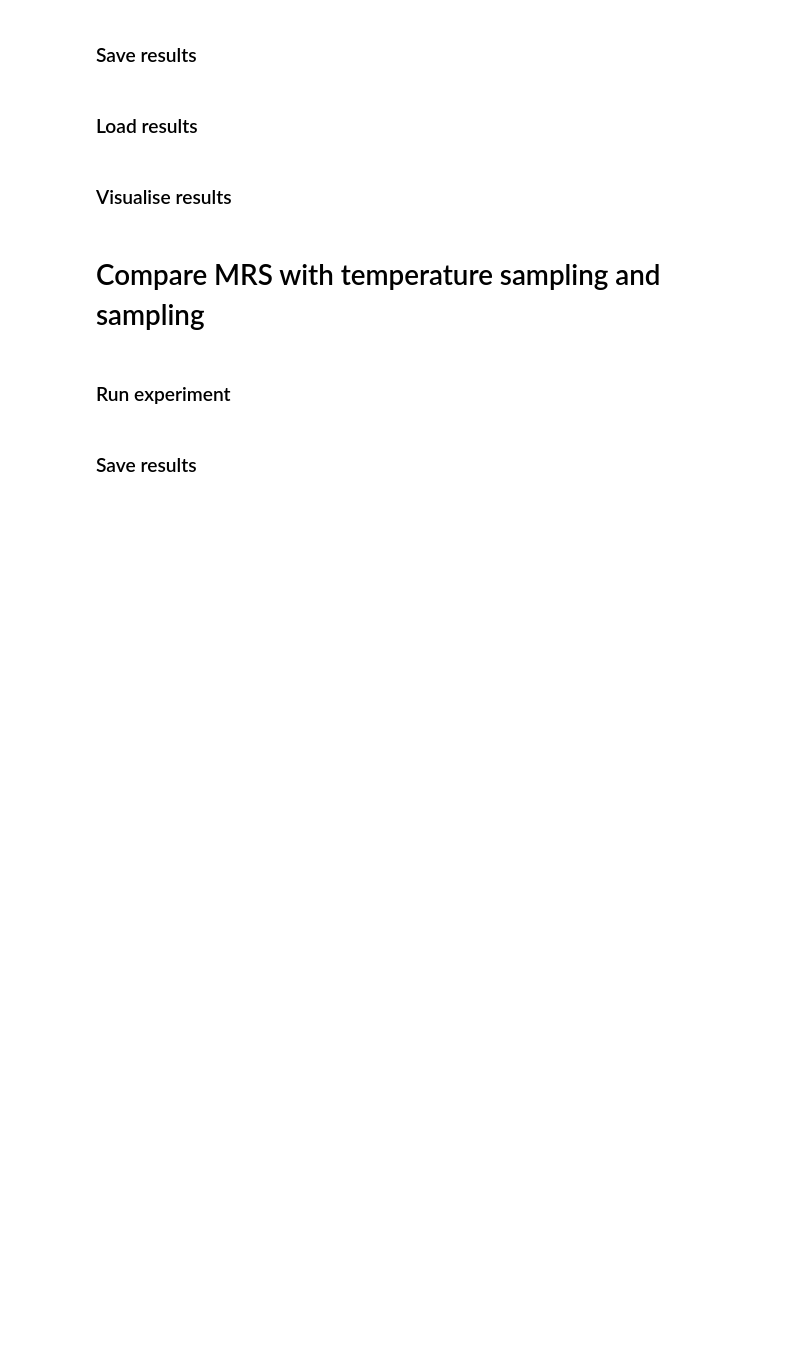
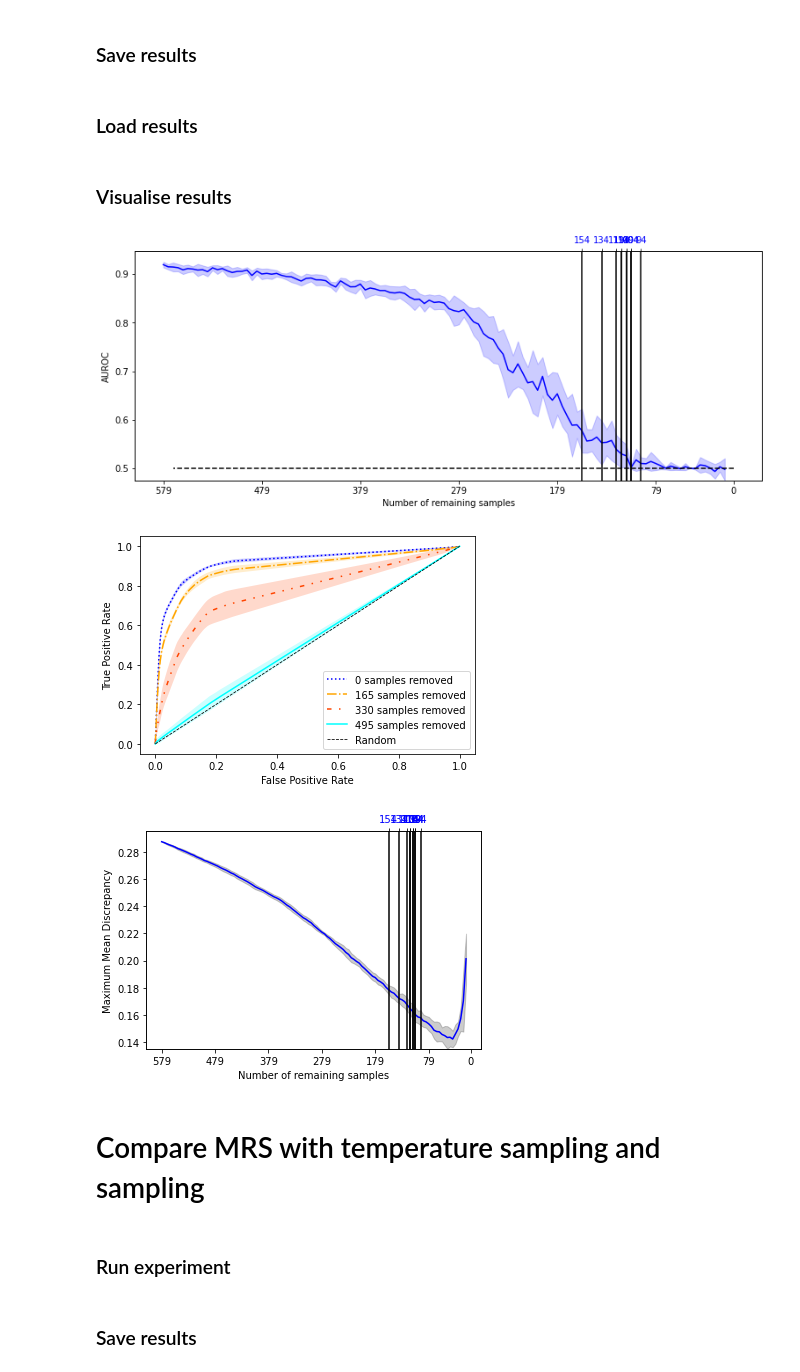
Before and after one commit to laksannathan/maximal-representative-sampling, a Jupyter notebook: src/Maximal Representative Sampling.ipynb, the cells around one changed output. Cells and saved outputs as stored; diff of their text form; code cells hidden in the pictures; blank space fills up the shorter version.

```diff
--- a/src/Maximal Representative Sampling.ipynb
+++ b/src/Maximal Representative Sampling.ipynb
@@ -994,22 +983,18 @@ len_gbs = pickle.load(open('results/len_gbs', 'rb'))
 # %%
 save = True
 file_directory = os.path.join(os.getcwd(), "final_results/gesis/")
 os.makedirs(file_directory, exist_ok=True)
 
-plot_auc_average(gesis_median_aucs, gesis_mad_aucs, gesis_drop,
-                 file_directory +"gesis_auc_with_iterations", len_gbs, save=save,
-                 mrs_iterations=gesis_mrs_iterations)
-plot_rocs(gesis_median_rocs, file_directory+"gesis_rocs", save=save)
-plot_mmds_average(gesis_median_mmds, gesis_mad_mmds, gesis_drop, gesis_mmd_iteration,
-                  file_directory + "median_mmds_gesis", gesis_mrs_iterations, len_gbs, save=save)
-
-
 plot_auc_average(gesis_mean_aucs, gesis_std_aucs, gesis_drop,
-                 file_directory +"gesis_auc_with_iterations", len_gbs, save=save,
-                 mrs_iterations=gesis_mrs_iterations)
-plot_rocs(gesis_mean_rocs, file_directory+"gesis_rocs", save=save)
+                 file_directory +"gesis_auc_mean_with_iterations", len_gbs, save=save,
+                 mrs_iterations=gesis_mrs_iterations, wide=True)
+plot_rocs(gesis_mean_rocs, file_directory+"gesis_mean_rocs", save=save)
 plot_mmds_average(gesis_mean_mmds, gesis_std_mmds, gesis_drop, gesis_mmd_iteration,
-                  file_directory + "median_mmds_gesis", gesis_mrs_iterations, len_gbs, save=save)
+                  file_directory + "mean_mmds_gesis", gesis_mrs_iterations, len_gbs, save=save)
+# %% [output]
+[figure, added]
+[figure, added]
+[figure, added]
 # %% [markdown]
 # Compare MRS with temperature sampling and sampling
 # %% [markdown]
```
Also changed, not shown: parts of 8 cells of this notebook, 36 other files.
